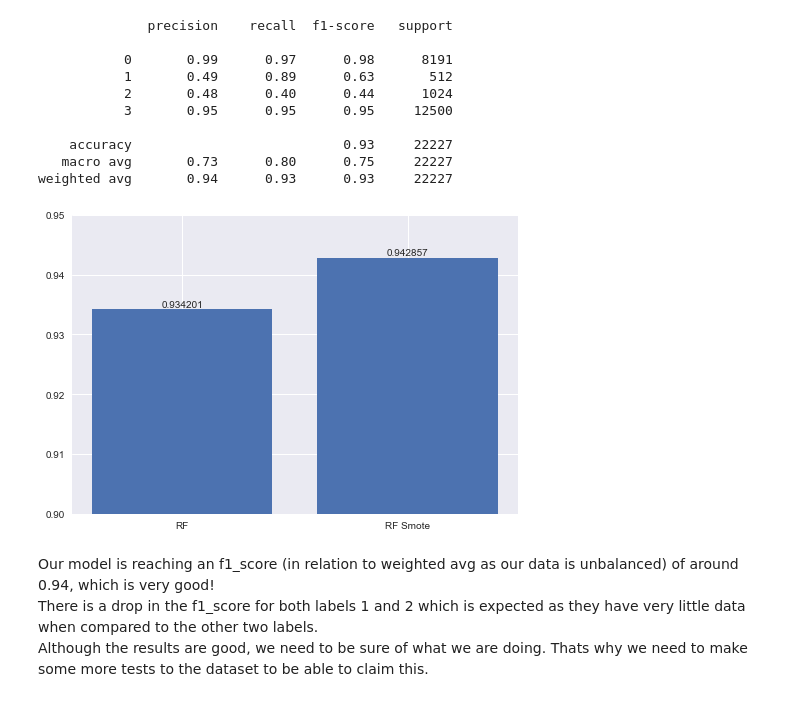
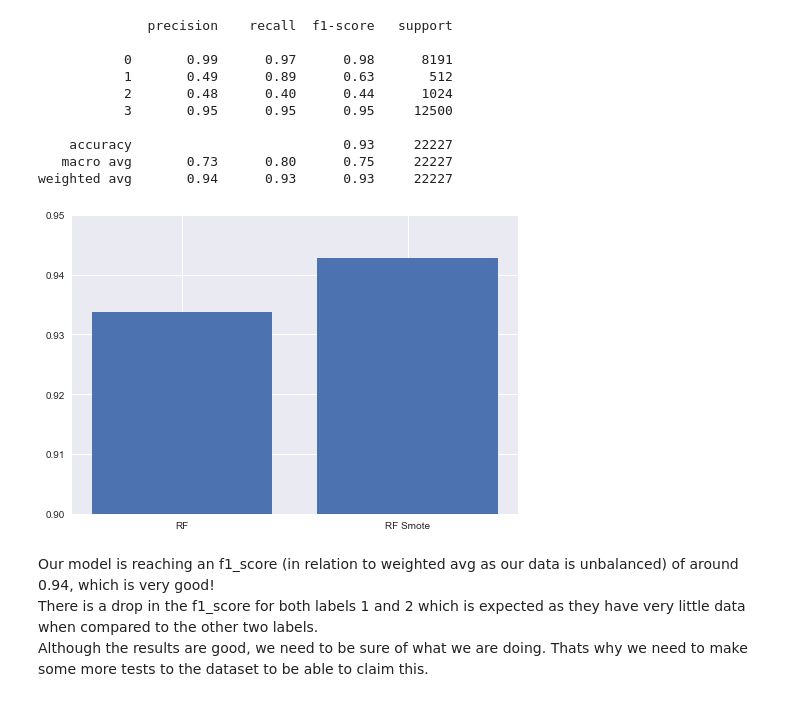
Before and after one commit to Diogogrosario/Artificial-Intelligence, a Jupyter notebook: covid-symptoms.ipynb, the cells around one changed output. Saved outputs shown, nothing was run; the diff lists cells and outputs as text; code cells hidden in the pictures.

```diff
--- a/covid-symptoms.ipynb
+++ b/covid-symptoms.ipynb
@@ -349,14 +349,13 @@ results_RF_NoSmote = random_forest(inputs, labels, smote=False)
    macro avg       0.73      0.80      0.75     22227
 weighted avg       0.94      0.93      0.93     22227
 # %%
-bar_info = plt.bar(
+plt.bar(
     ['RF', 'RF Smote'],
     [results_RF_NoSmote, results_RF]
 )
-plt.ylim(.9, .95)
-plt.bar_label(bar_info);
+plt.ylim(.9, .95);
 # %% [output]
-[figure, old version]
+[figure, new version]
 # %% [markdown]
 Our model is reaching an f1_score (in relation to weighted avg as our data is unbalanced) of around 0.94, which is very good!
 There is a drop in the f1_score for both labels 1 and 2 which is expected as they have very little data when compared to the other two labels.
```
Also changed, not shown: parts of 8 cells of this notebook.
